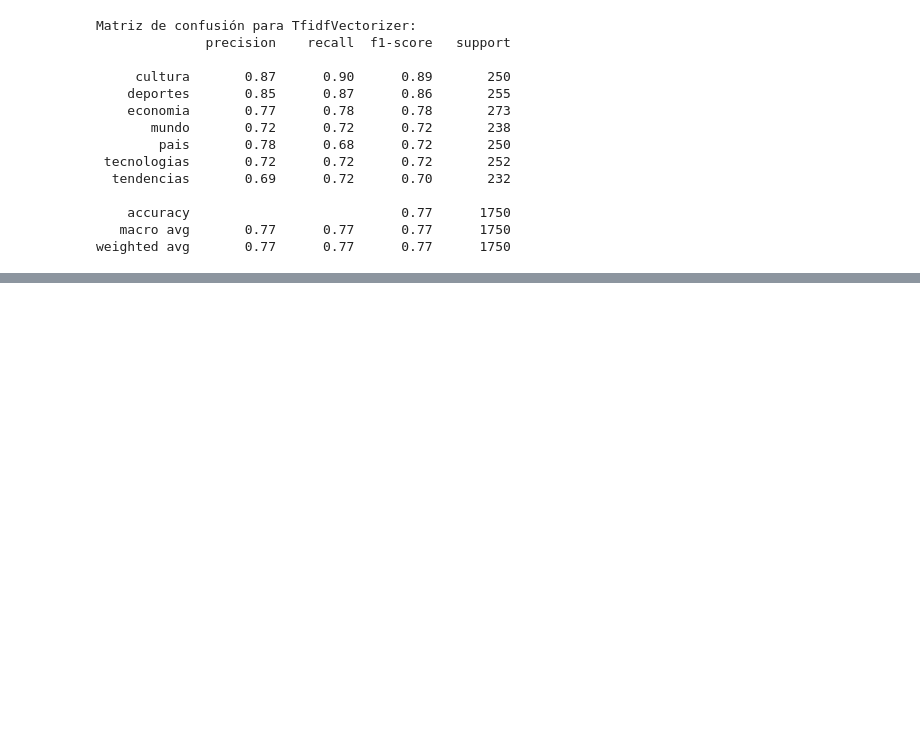
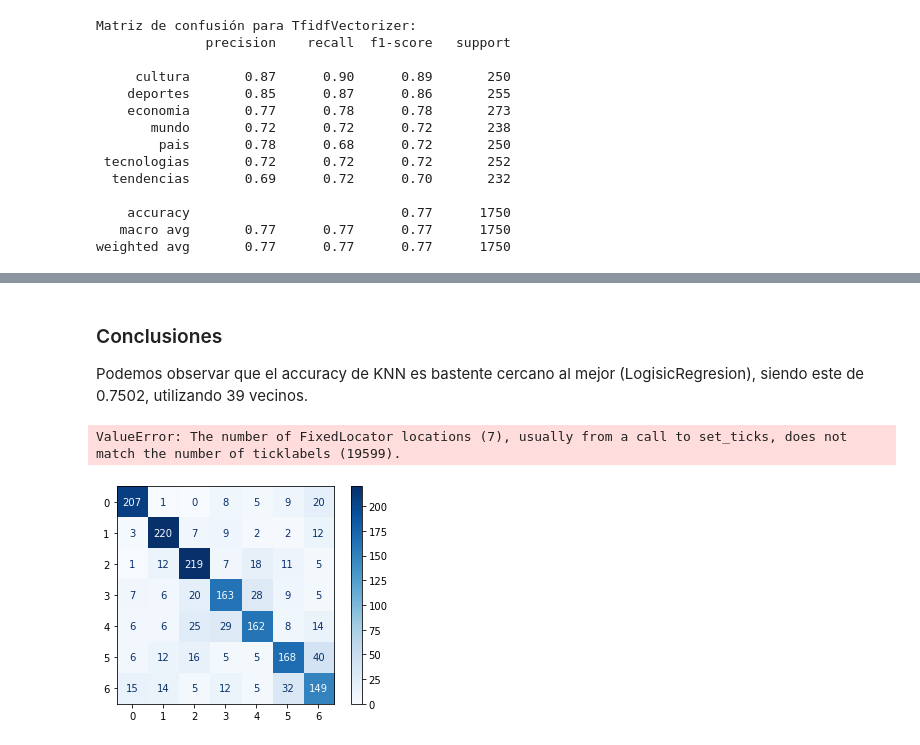
Before and after one commit to matiasbarram/INFO257-aprendizaje-supervisado, a Jupyter notebook: TareaFINAL.ipynb, the cells around one changed output, grey strips where cells are left out. Cells and saved outputs as stored; diff of their text form; code cells hidden in the pictures; blank space fills up the shorter version.

```diff
--- a/TareaFINAL.ipynb
+++ b/TareaFINAL.ipynb
@@ -230,0 +185,2 @@ weighted avg       0.77      0.77      0.77      1750
+# %%
+pipe4.fit(X_train, y_train)
@@ -230,0 +258,12 @@ weighted avg       0.77      0.77      0.77      1750
+# %%
+model_4 = SGDClassifier(loss='hinge',
+              penalty='l2',
+              alpha=1e-3,
+              random_state=None,
+              max_iter=1000,
+              tol=None)
+
+pipe5 = Pipeline([('vectorizing', tfidf_vector),
+                 ('learning', model_4)])
+# %%
+pipe5.fit(X_train, y_train)
@@ -230,0 +275,2 @@ weighted avg       0.77      0.77      0.77      1750
+# %%
+predicted_model_4 = pipe5.predict(X_test)
@@ -230,0 +440,27 @@ weighted avg       0.77      0.77      0.77      1750
+# %% [markdown]
+### Conclusiones
+
+Podemos observar que el accuracy de KNN es bastente cercano al mejor (LogisicRegresion), siendo este de 0.7502, utilizando 39 vecinos.
+# %%
+
+import numpy as np
+from sklearn.metrics import plot_confusion_matrix
+np.set_printoptions(precision=2)
+
+# Plot non-normalized confusion matrix
+titles_options = [("Confusion matrix, without normalization", None),
+                  ("Normalized confusion matrix", 'true')]
+for title, normalize in titles_options:
+    disp = plot_confusion_matrix(pipe1.fit(X_train, y_train), X_test, y_test,
+                                 display_labels=tfidf_vector.get_feature_names(),
+                                 cmap=plt.cm.Blues,
+                                 normalize=normalize)
+    disp.ax_.set_title(title)
+
+    print(title)
+    print(disp.confusion_matrix)
+
+plt.show()
+# %% [output]
+ValueError: The number of FixedLocator locations (7), usually from a call to set_ticks, does not match the number of ticklabels (19599).
+[figure, added]
```
Also changed, not shown: parts of 40 cells of this notebook.
